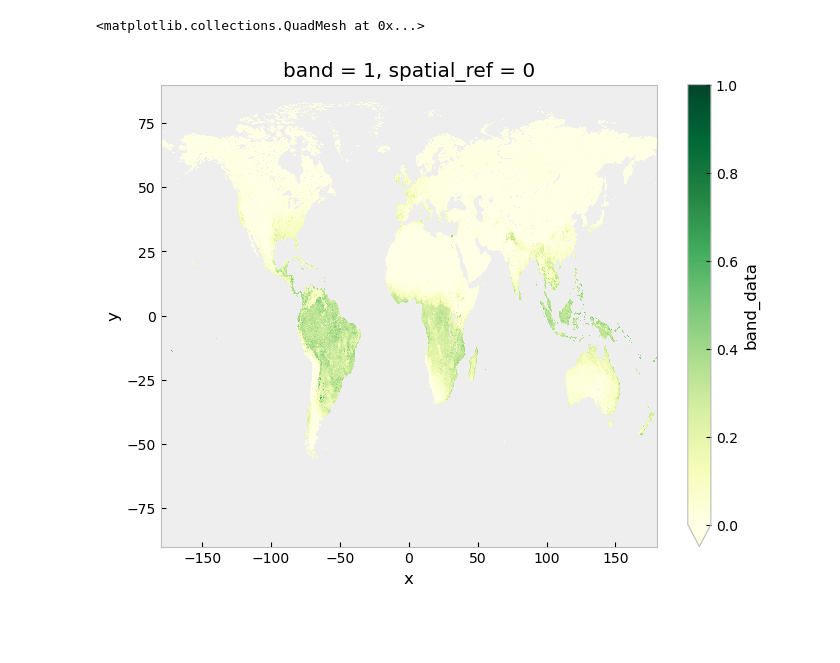
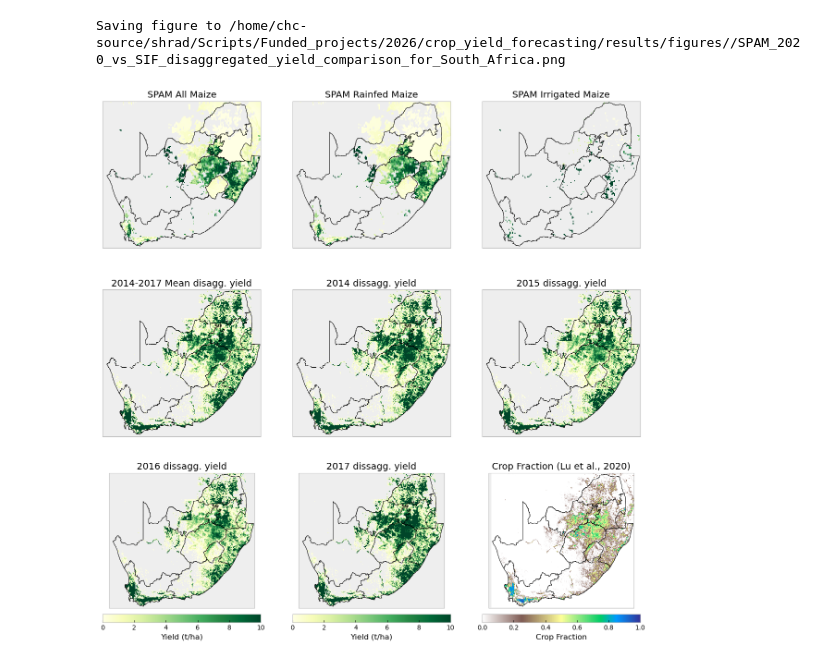
Before and after one commit to Shrad-Shukla1/crop_yield_forecasting, a Jupyter notebook: code/notebook/downscale_yield_with_SIF.ipynb, the cells around one changed output. Cells and saved outputs as stored; diff of their text form; code cells hidden in the pictures; blank space fills up the shorter version.

```diff
--- a/code/notebook/downscale_yield_with_SIF.ipynb
+++ b/code/notebook/downscale_yield_with_SIF.ipynb
@@ -305,2 +266,4 @@ plt.plot(sel_crop_data_admin['harvest_year'], sel_crop_data_admin['yield'], labe
 # %%
-spam_data = xr.open_dataset('/home/chc-shrad/DATA/Crop_yield_forecasting/Crop_yield_reports/SPAM/spam2020V2r2_global_yield/spam2020_V2r2_global_Y_MAIZ_A.tif')
+spam_all = xr.open_dataset('/home/chc-shrad/DATA/Crop_yield_forecasting/Crop_yield_reports/SPAM/spam2020V2r2_global_yield/spam2020_V2r2_global_Y_MAIZ_A.tif')
+spam_rainfed = xr.open_dataset('/home/chc-shrad/DATA/Crop_yield_forecasting/Crop_yield_reports/SPAM/spam2020V2r2_global_yield/spam2020_V2r2_global_Y_MAIZ_R.tif')
+spam_irrigated = xr.open_dataset('/home/chc-shrad/DATA/Crop_yield_forecasting/Crop_yield_reports/SPAM/spam2020V2r2_global_yield/spam2020_V2r2_global_Y_MAIZ_I.tif')
@@ -366,6 +270,51 @@ tiff = xr.open_dataset('/home/chc-shrad/DATA/SIF/GOSIF_v2/tiff/GOSIF_v2/monthly/
-# %%
-da = tiff['band_data'].isel(band=0)*0.0001
-da.where(da < 2, other=np.nan).plot(vmin=0, vmax=1, cmap='YlGn', figsize=(8, 6))
-# %% [output]
-<matplotlib.collections.QuadMesh at 0x...>
-[figure, removed]
+# %%
+## Calculating SIF weights and downscaling yield
+
+shdf = admin_shp[admin_shp['ADMIN0']=='South Africa']
+
+
+fig, axes = plt.subplots(3, 3, figsize=(15, 15), subplot_kw={'projection': ccrs.PlateCarree()})
+axes = axes.flatten()
+
+for count, (spam_data, title) in enumerate(zip([spam_all, spam_rainfed, spam_irrigated], ['All Maize', 'Rainfed Maize', 'Irrigated Maize'])):
+    ax = axes[count]
+    ax.set_extent([16, 33, -35, -22])
+    crop_spam = spam_data.salem.subset(shape=shdf, margin=2)
+    (crop_spam['band_data']/1000).plot(ax=ax, cmap='YlGn', vmin=0, vmax=10, add_colorbar=False)
+    shdf.plot(ax=ax, facecolor='none', edgecolor='black')
+    ax.set_title(f'SPAM {title}')
+
+ax=axes[3]
+ax.set_extent([16, 33, -35, -22])
+for sif_yield_file in glob.glob('/home/chc-shrad/DATA/Crop_yield_forecasting/Disaggregated_yield/SIF_based/downscaled_yield_fnid_*'):
+    sif_yield = xr.open_dataarray(sif_yield_file)
+    sif_yield.sel(year=sif_yield.year.isin(np.arange(2014, 2018))).mean(dim='year').plot(ax=ax, cmap='YlGn', vmin=0, vmax=10, add_colorbar=False)
+shdf.plot(ax=ax, facecolor='none', edgecolor='black')
+ax.set_title(f'2014-2017 Mean disagg. yield')
+
+for count, year in enumerate([2014, 2015, 2016, 2017]):
+    ax=axes[count+4]
+    ax.set_extent([16, 33, -35, -22])
+    for sif_yield_file in glob.glob('/home/chc-shrad/DATA/Crop_yield_forecasting/Disaggregated_yield/SIF_based/downscaled_yield_fnid_*'):
+        sif_yield = xr.open_dataarray(sif_yield_file)
+        sif_yield.sel(year=year).plot(ax=ax, cmap='YlGn', vmin=0, vmax=10, add_colorbar=False)
+    shdf.plot(ax=ax, facecolor='none', edgecolor='black')
+    ax.set_title(f'{year} dissagg. yield')
+
+cs = fig.colorbar(axes[-3].collections[0], ax=axes[-3], orientation='horizontal', fraction=0.1, pad=0.04); cs.set_label('Yield (t/ha)', fontsize=12)
+cs = fig.colorbar(axes[-2].collections[0], ax=axes[-2], orientation='horizontal', fraction=0.1, pad=0.04); cs.set_label('Yield (t/ha)', fontsize=12)
+
+ax=axes[-1]
+ax.set_extent([16, 33, -35, -22])
+sub_crop_mask = crop_mask.salem.subset(shape=shdf, margin=2)
+sub_crop_mask['crop_fraction'].plot(ax=ax, cmap='terrain_r', vmin=0, vmax=1, add_colorbar=False)
+shdf.plot(ax=ax, facecolor='none', edgecolor='black')
+ax.set_title(f'Crop Fraction (Lu et al., 2020)')
+cs = fig.colorbar(axes[-1].collections[0], ax=axes[-1], orientation='horizontal', fraction=0.1, pad=0.04); cs.set_label('Crop Fraction', fontsize=12)
+
+Figure = f'{plotdir}/SPAM_2020_vs_SIF_disaggregated_yield_comparison_for_South_Africa.png'
+print (f'Saving figure to {Figure}')
+fig.savefig(Figure, dpi=300, bbox_inches='tight')
+# %% [output]
+Saving figure to /home/chc-source/shrad/Scripts/Funded_projects/2026/crop_yield_forecasting/results/figures//SPAM_2020_vs_SIF_disaggregated_yield_comparison_for_South_Africa.png
+[figure, added]
```
Also changed, not shown: parts of 19 cells of this notebook, 15 other files.
